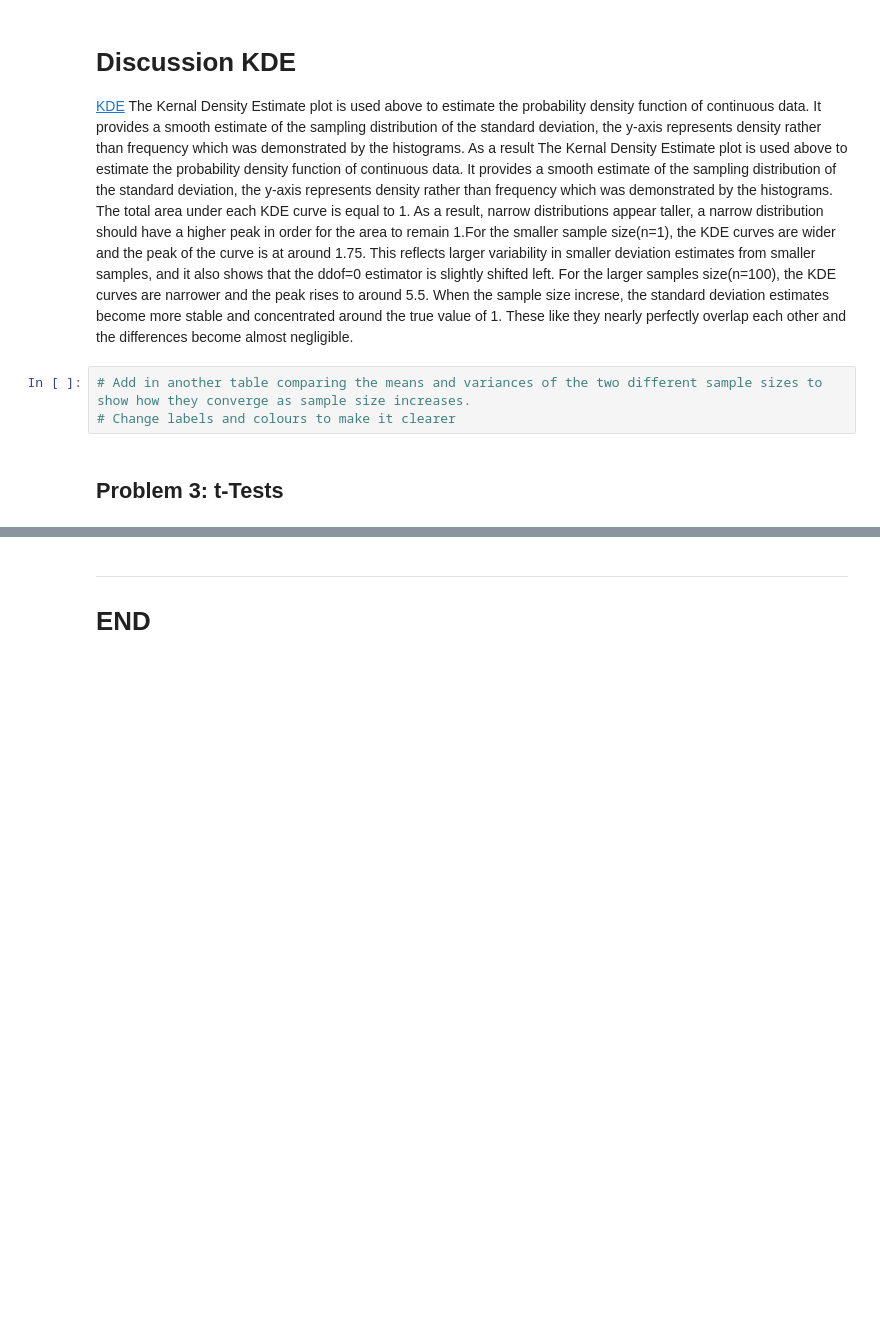
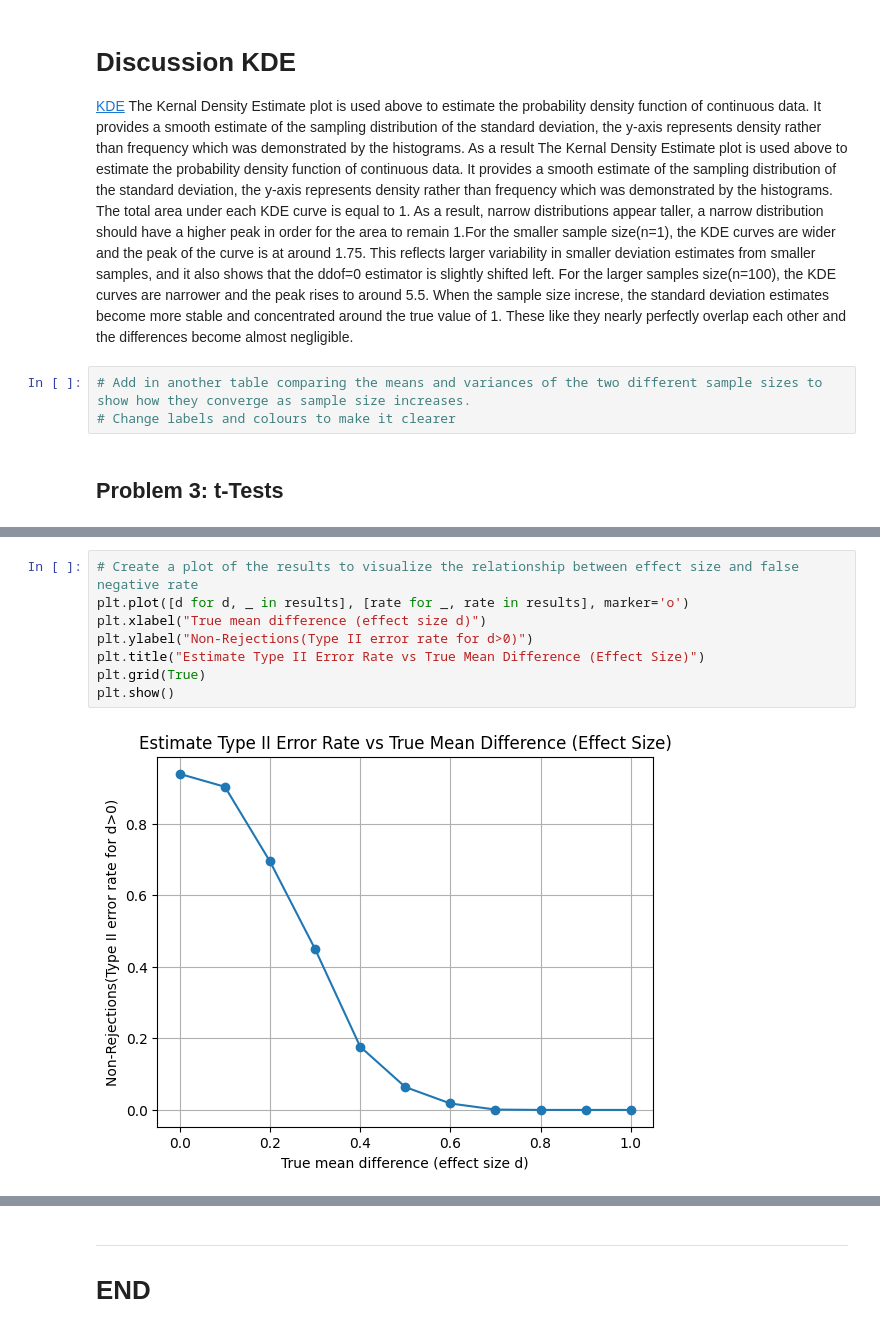
Before and after one commit to Grainne10/applied_statistics, a Jupyter notebook: problems.ipynb, the cells around one changed output, grey strips where cells are left out. Drawn from its saved outputs; the diff is of its cells as text; blank space fills up the shorter version.

Commit message:
Problem 3 - Add discussion and plot

```diff
--- a/problems.ipynb
+++ b/problems.ipynb
@@ -412,3 +411,13 @@ Effect Size (d)False Negative Rate
+# %%
+# Create a plot of the results to visualize the relationship between effect size and false negative rate
+plt.plot([d for d, _ in results], [rate for _, rate in results], marker='o')
+plt.xlabel("True mean difference (effect size d)")
+plt.ylabel("Non-Rejections(Type II error rate for d>0)")
+plt.title("Estimate Type II Error Rate vs True Mean Difference (Effect Size)")
+plt.grid(True)
+plt.show()
+# %% [output]
+[figure, added]
 # %% [markdown]
 ![abacus](img/statistics.jpg)
 # %% [markdown]
```
Also changed, not shown: parts of 8 cells of this notebook.
